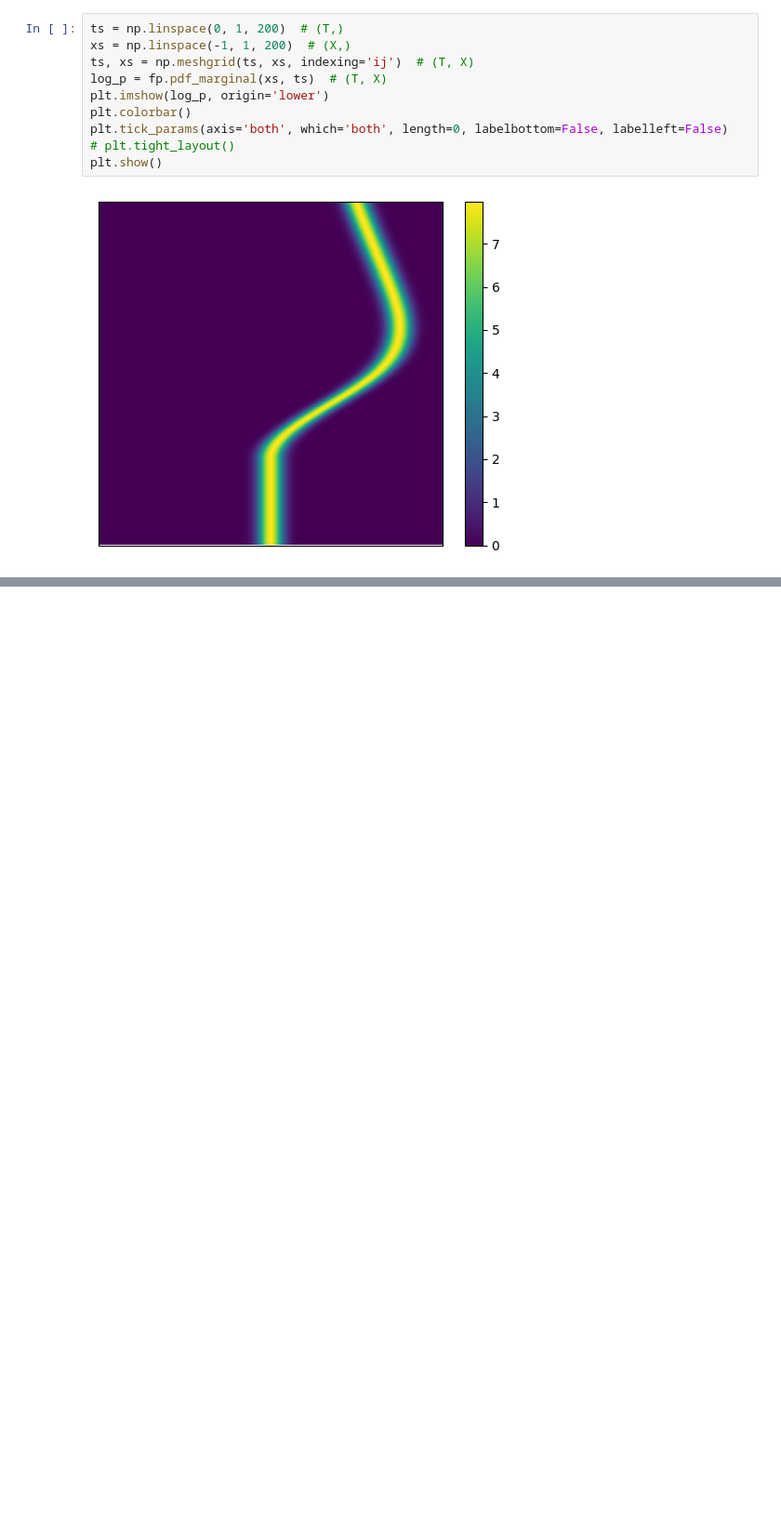
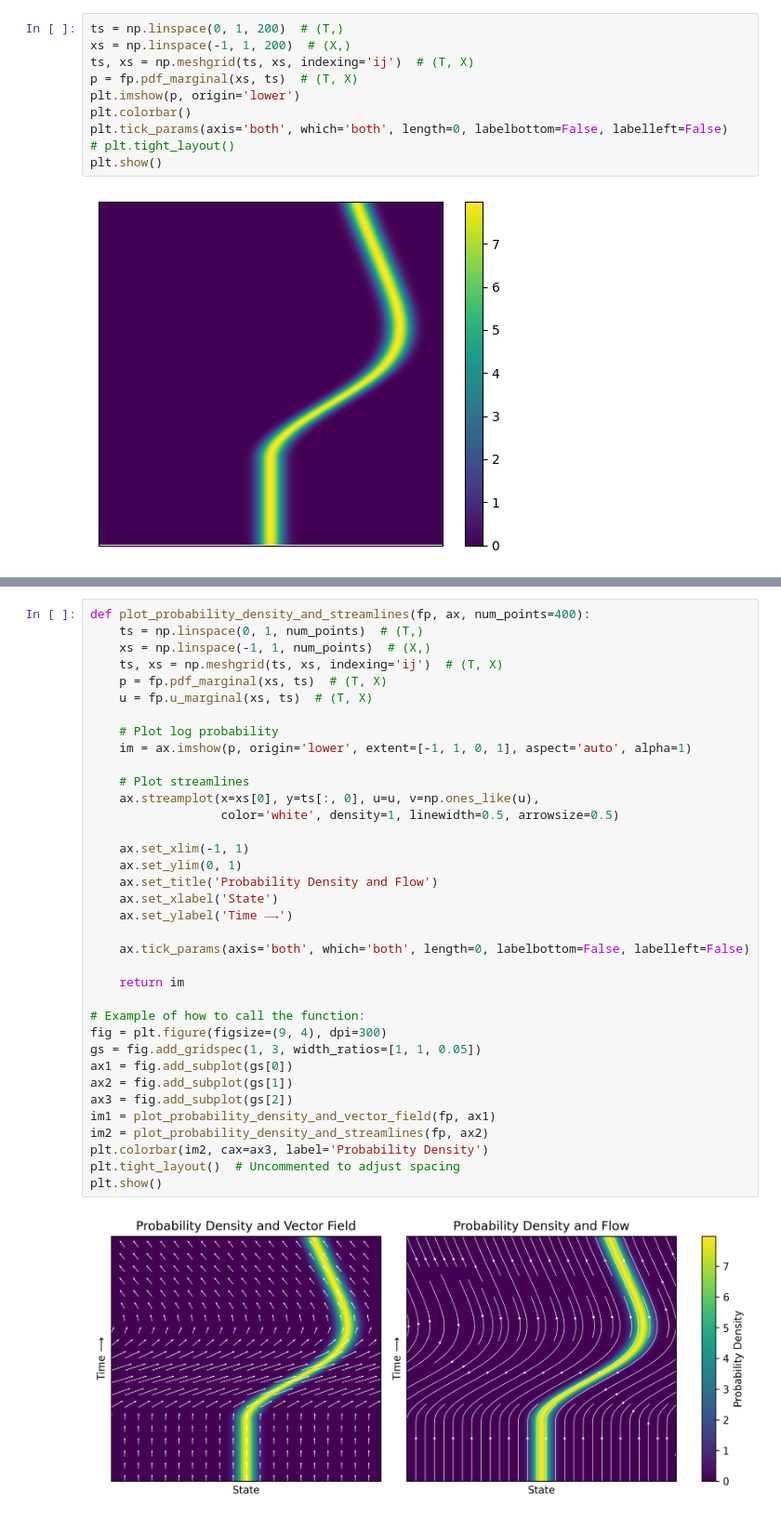
Before and after one commit to willh003/flowvis, a Jupyter notebook: notebooks/idea.ipynb, the cells around one changed output, grey strips where cells are left out. Shown at 93% size. Drawn from its saved outputs; the diff is of its cells as text; blank space fills up the shorter version.

Commit message:
Make pretty flow fields for the single trajectory

```diff
--- a/notebooks/idea.ipynb
+++ b/notebooks/idea.ipynb
@@ -70,8 +70,8 @@ fp = FlowPolicy(trajectories=[traj_right], prior=[1.0], sigma=0.05)
 ts = np.linspace(0, 1, 200)  # (T,)
 xs = np.linspace(-1, 1, 200)  # (X,)
 ts, xs = np.meshgrid(ts, xs, indexing='ij')  # (T, X)
-log_p = fp.pdf_marginal(xs, ts)  # (T, X)
-plt.imshow(log_p, origin='lower')
+p = fp.pdf_marginal(xs, ts)  # (T, X)
+plt.imshow(p, origin='lower')
 plt.colorbar()
 plt.tick_params(axis='both', which='both', length=0, labelbottom=False, labelleft=False)
 # plt.tight_layout()
@@ -80,0 +120,38 @@ plt.show()
+# %%
+def plot_probability_density_and_streamlines(fp, ax, num_points=400):
+    ts = np.linspace(0, 1, num_points)  # (T,)
+    xs = np.linspace(-1, 1, num_points)  # (X,)
+    ts, xs = np.meshgrid(ts, xs, indexing='ij')  # (T, X)
+    p = fp.pdf_marginal(xs, ts)  # (T, X)
+    u = fp.u_marginal(xs, ts)  # (T, X)
+
+    # Plot log probability
+    im = ax.imshow(p, origin='lower', extent=[-1, 1, 0, 1], aspect='auto', alpha=1)
+
+    # Plot streamlines
+    ax.streamplot(x=xs[0], y=ts[:, 0], u=u, v=np.ones_like(u),
+                  color='white', density=1, linewidth=0.5, arrowsize=0.5)
+
+    ax.set_xlim(-1, 1)
+    ax.set_ylim(0, 1)
+    ax.set_title('Probability Density and Flow')
+    ax.set_xlabel('State')
+    ax.set_ylabel('Time ⟶')
+
+    ax.tick_params(axis='both', which='both', length=0, labelbottom=False, labelleft=False)
+
+    return im
+
+# Example of how to call the function:
+fig = plt.figure(figsize=(9, 4), dpi=300)
+gs = fig.add_gridspec(1, 3, width_ratios=[1, 1, 0.05])
+ax1 = fig.add_subplot(gs[0])
+ax2 = fig.add_subplot(gs[1])
+ax3 = fig.add_subplot(gs[2])
+im1 = plot_probability_density_and_vector_field(fp, ax1)
+im2 = plot_probability_density_and_streamlines(fp, ax2)
+plt.colorbar(im2, cax=ax3, label='Probability Density')
+plt.tight_layout()  # Uncommented to adjust spacing
+plt.show()
+# %% [output]
+[figure, added]
```
Also changed, not shown: parts of 2 cells of this notebook, 1 other file.
